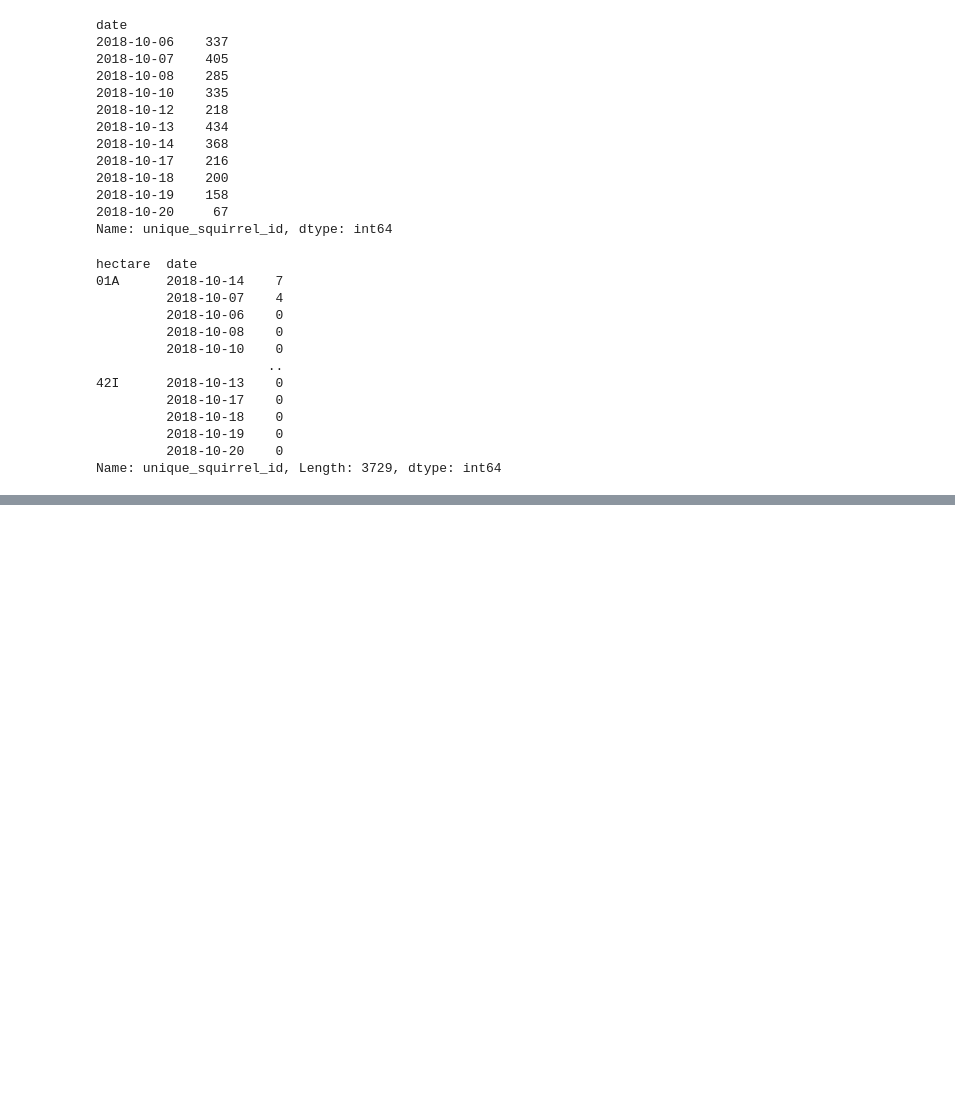
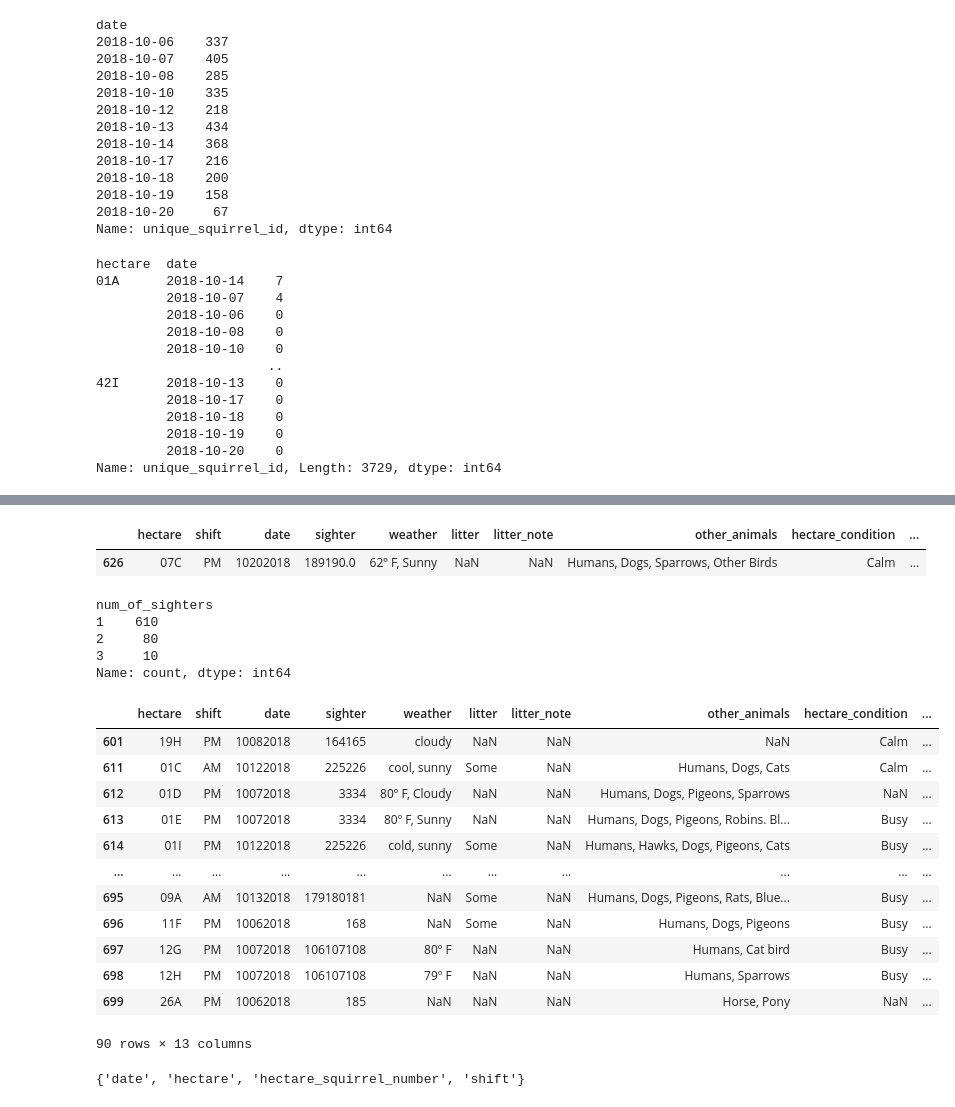
Before and after one commit to WookwonShim/data-analysis, a Jupyter notebook: 2018_central_park_squirrel_census.ipynb, the cells around one changed output, grey strips where cells are left out. Drawn from its saved outputs; the diff is of its cells as text; code cells hidden in the pictures; blank space fills up the shorter version.

```diff
--- a/2018_central_park_squirrel_census.ipynb
+++ b/2018_central_park_squirrel_census.ipynb
@@ -440,0 +538,36 @@ Name: unique_squirrel_id, Length: 3729, dtype: int64
+# %%
+num_of_sighters = hectare.sighter.nunique()
+
+hectare[hectare.sighter == 189190] # num of sighters 2. probably sighter id 189 and 190 did it together
+# %% [output]
+|  | hectare | shift | date | sighter | weather | litter | litter_note | other_animals | hectare_condition | ... |
+| 626 | 07C | PM | 10202018 | 189190.0 | 62º F, Sunny | NaN | NaN | Humans, Dogs, Sparrows, Other Birds | Calm | ... |
+# %%
+hectare.num_of_sighters.value_counts()
+# %% [output]
+num_of_sighters
+1    610
+2     80
+3     10
+Name: count, dtype: int64
+# %%
+hectare['sighter'] = hectare['sighter'].astype('str').replace('\.0$', '', regex=True).replace('\.', '', regex=True)
+hectare[hectare.num_of_sighters >= 2] # want to find a way to split sighter ids when grouped of 2 or 3.
+# %% [output]
+|  | hectare | shift | date | sighter | weather | litter | litter_note | other_animals | hectare_condition | ... |
+| 601 | 19H | PM | 10082018 | 164165 | cloudy | NaN | NaN | NaN | Calm | ... |
+| 611 | 01C | AM | 10122018 | 225226 | cool, sunny | Some | NaN | Humans, Dogs, Cats | Calm | ... |
+| 612 | 01D | PM | 10072018 | 3334 | 80º F, Cloudy | NaN | NaN | Humans, Dogs, Pigeons, Sparrows | NaN | ... |
+| 613 | 01E | PM | 10072018 | 3334 | 80º F, Sunny | NaN | NaN | Humans, Dogs, Pigeons, Robins. Bl... | Busy | ... |
+| 614 | 01I | PM | 10122018 | 225226 | cold, sunny | Some | NaN | Humans, Hawks, Dogs, Pigeons, Cats | Busy | ... |
+| ... | ... | ... | ... | ... | ... | ... | ... | ... | ... | ... |
+| 695 | 09A | AM | 10132018 | 179180181 | NaN | Some | NaN | Humans, Dogs, Pigeons, Rats, Blue... | Busy | ... |
+| 696 | 11F | PM | 10062018 | 168 | NaN | Some | NaN | Humans, Dogs, Pigeons | Busy | ... |
+| 697 | 12G | PM | 10072018 | 106107108 | 80º F | NaN | NaN | Humans, Cat bird | Busy | ... |
+| 698 | 12H | PM | 10072018 | 106107108 | 79º F | NaN | NaN | Humans, Sparrows | Busy | ... |
+| 699 | 26A | PM | 10062018 | 185 | NaN | NaN | NaN | Horse, Pony | NaN | ... |
+90 rows × 13 columns
+# %%
+set(squirrel.columns) - (set(squirrel.columns) - set(hectare.columns)) # common columns between the two sets.
+# %% [output]
+{'date', 'hectare', 'hectare_squirrel_number', 'shift'}
```
Also changed, not shown: parts of 12 cells of this notebook.
